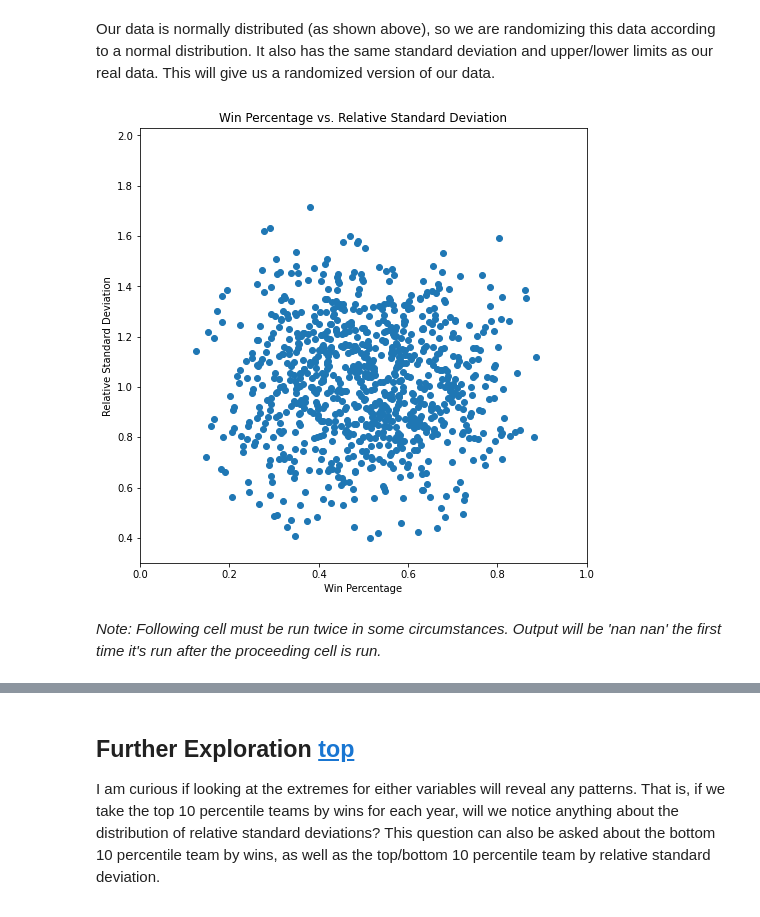
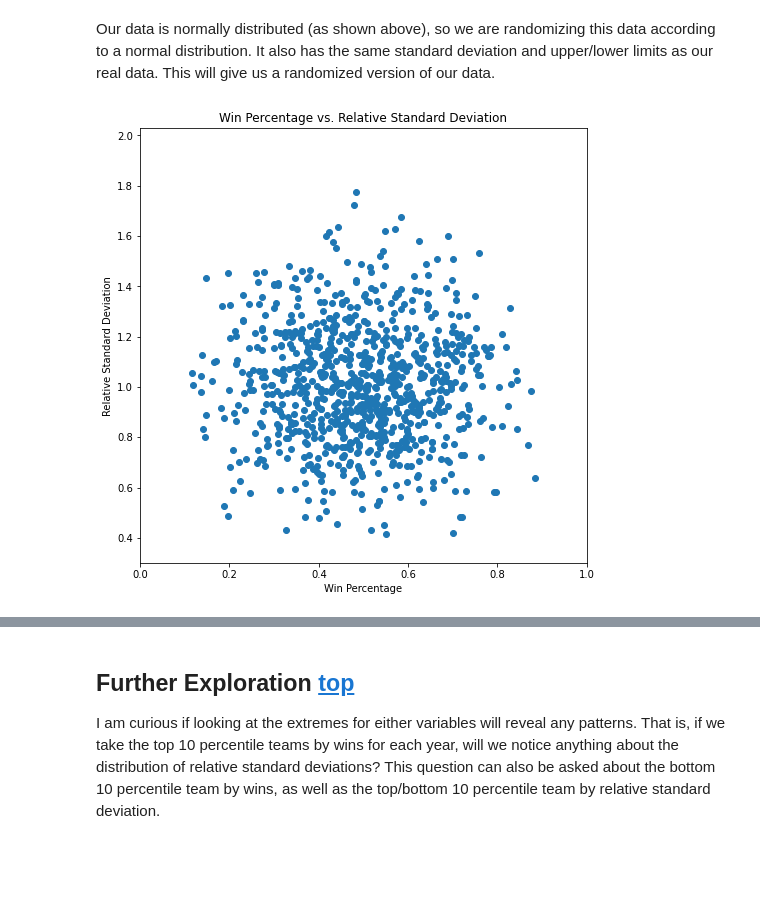
Before and after one commit to BlairCurrey/nba-salary-distribution, a Jupyter notebook: analysis.ipynb, the cells around one changed output, grey strips where cells are left out. Saved outputs shown, nothing was run; the diff lists cells and outputs as text; code cells hidden in the pictures; blank space fills up the shorter version.

```diff
--- a/nba-salaries.ipynb
+++ b/analysis.ipynb
@@ -716,8 +108,0 @@ def getWinTuples(nbaSalaryData):
-# %%
-nbaSalaryData = loadData()
-data = getWinTuples(nbaSalaryData)
-dfTemp = (pd.DataFrame(data, columns=["year", "team", "win percentage"])
-     .set_index(["year", "team"])
-     .sort_index())
-df5["win percentage"] = dfTemp.values
-df5
@@ -794,13 +160,13 @@ def add(df):
 def removeOutliers(df):
     return df
 
-dfPipe = (df
+df_processed = (df
  .pipe(startPipeline)
  .pipe(clean)
  .pipe(transform)
  .pipe(add)
  .pipe(removeOutliers))
-dfPipe
+df_processed
 # %% [output]
 startPipeline:
   runtime=0:00:00, end shape=(14446, 1)
@@ -1020,8 +413,8 @@ In order to determine if the distribution is normal, we can start by plotting th
 
 But before doing this we will need to drop the last year from our dataframe because the win percentages are from a very small sample size of games. This is not a problem for salaries, which are finalized before the season starts, but win percentage data might be very skewed since only a few games have been played at the time of writing this.
 # %%
-df6 = df5.drop('2020-2021')
-df6.tail()
+df_salary_win_corr = df_processed.drop('2020-2021')
+df_salary_win_corr.tail()
 # %% [output]
 |  |  | salary rsd | win percentage |
 | year | team |  |  |
@@ -1079,10 +471,10 @@ The pearson correlation coefficient for the win percentage and coefficient of va
 def plotWinRsd(winp, rsd):
     plt.rcParams['figure.figsize'] = [8, 8]
     plt.scatter(winp, rsd)
-    step = df6['salary rsd'].max() / 20 # 5% of high
+    step = df_salary_win_corr['salary rsd'].max() / 20 # 5% of high
     plt.axis(xmin=0, xmax=1,
-             ymin=df6['salary rsd'].min() - step,
-             ymax=df6['salary rsd'].max() + step)
+             ymin=df_salary_win_corr['salary rsd'].min() - step,
+             ymax=df_salary_win_corr['salary rsd'].max() + step)
     plt.title("Win Percentage vs. Relative Standard Deviation")
     plt.xlabel("Win Percentage")
     plt.ylabel("Relative Standard Deviation")
@@ -1112,13 +505,11 @@ def randSeriesFrom(series):
 # %% [markdown]
 Our data is normally distributed (as shown above), so we are randomizing this data according to a normal distribution. It also has the same standard deviation and upper/lower limits as our real data. This will give us a randomized version of our data.
 # %%
-randWinP = randSeriesFrom(df6['win percentage'])
-randRsd = randSeriesFrom(df6['salary rsd'])
+randWinP = randSeriesFrom(df_salary_win_corr['win percentage'])
+randRsd = randSeriesFrom(df_salary_win_corr['salary rsd'])
 plotWinRsd(randWinP, randRsd)
 # %% [output]
-[figure, old version]
+[figure, new version]
-# %% [markdown]
-*Note: Following cell must be run twice in some circumstances. Output will be 'nan nan' the first time it's run after the proceeding cell is run.*
 # %%
 correlation, p = pearsonr(randRsd, randWinP)
 print(correlation, p)
```
Also changed, not shown: parts of 106 cells of this notebook, 2 other files.
